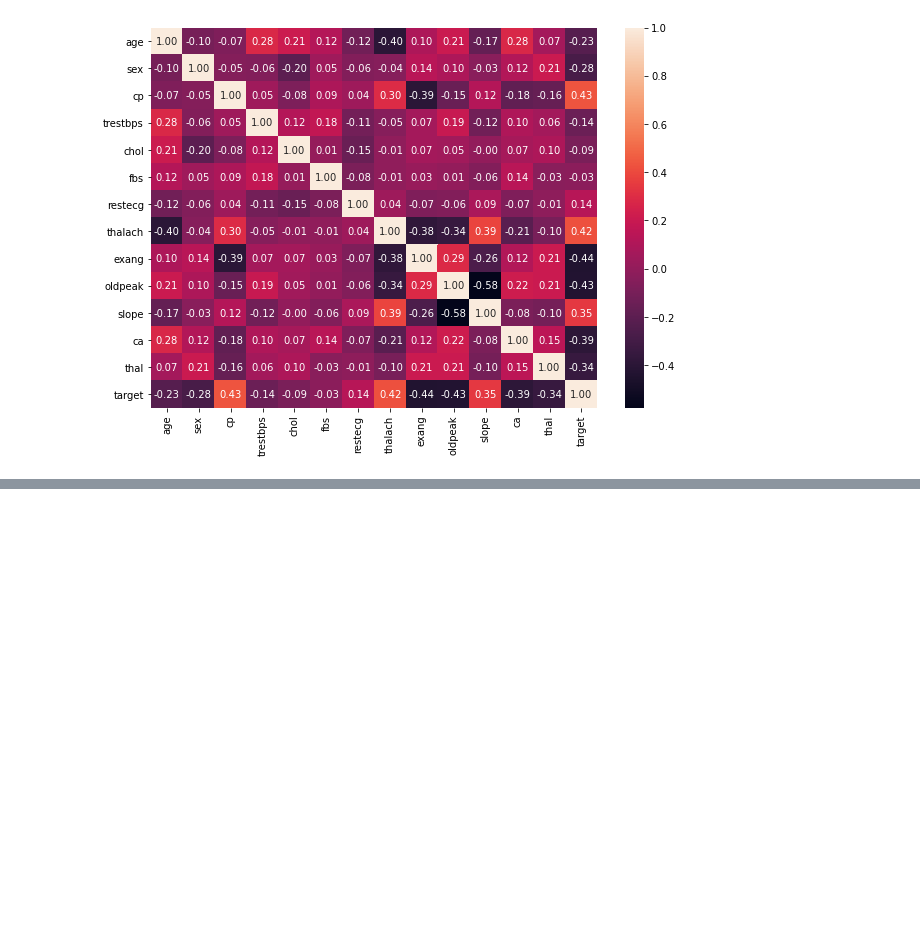
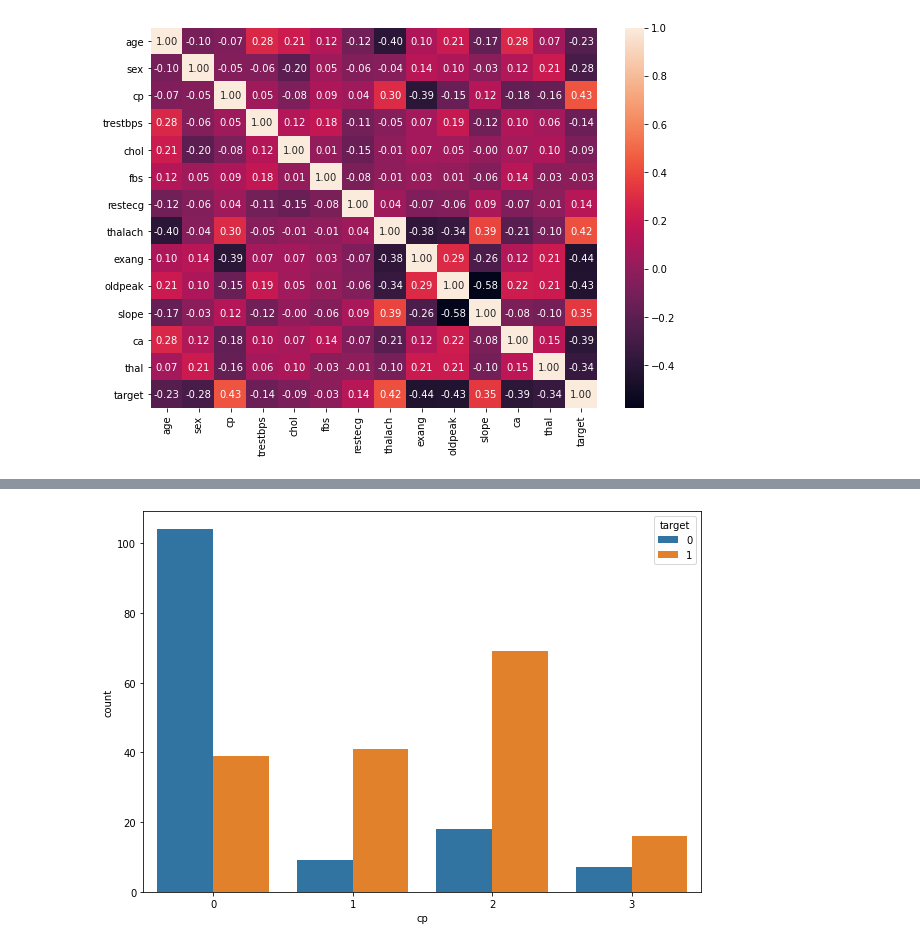
Before and after one commit to kingablgh/stats-hw, a Jupyter notebook: Adatelemzés.ipynb, the cells around one changed output, grey strips where cells are left out. Drawn from its saved outputs; the diff is of its cells as text; code cells hidden in the pictures; blank space fills up the shorter version.

```diff
--- a/Adatelemzés.ipynb
+++ b/Adatelemzés.ipynb
@@ -204,0 +210,4 @@ Vizsgáljuk a  `target` oszlop korrelációját a többi változóval. A korrel
+# %%
+sns.countplot(x='cp',hue='target',data=df);
+# %% [output]
+[figure, added]
```
Also changed, not shown: parts of 65 cells of this notebook.
